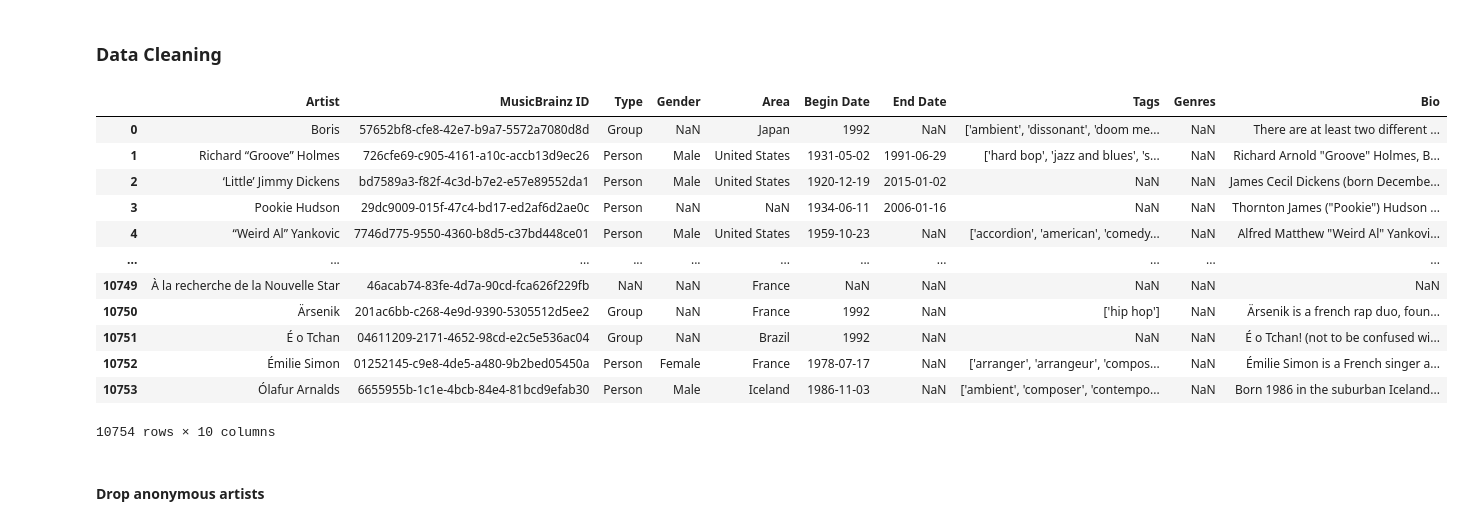
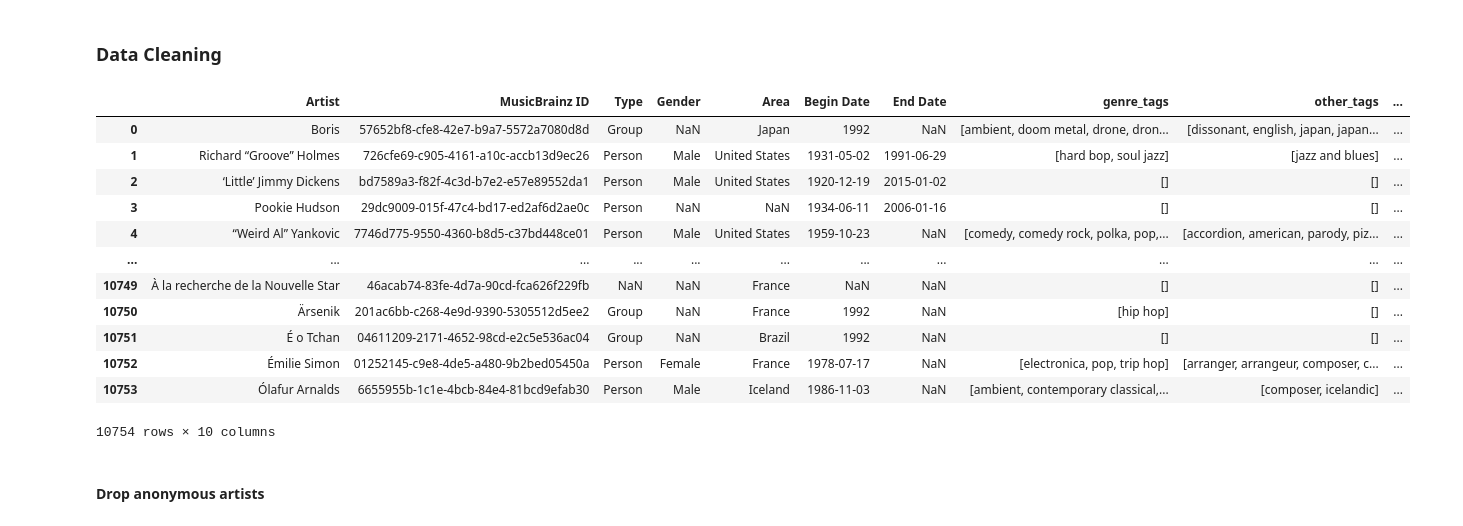
Before and after one commit to matthieubaillard/gender-diversity-in-music-charts, a Jupyter notebook: projet.ipynb, the cells around one changed output. Cells and saved outputs as stored; diff of their text form; code cells hidden in the pictures.

Commit message:
clean music genres & other tags

```diff
--- a/projet.ipynb
+++ b/projet.ipynb
@@ -1345,0 +1327,5 @@ ValueError: could not broadcast input array from shape (232,) into shape (6,)
+# %%
+#Let's drop that empty Genre column
+
+artist_info_df.drop('Genres', axis=1, inplace=True)
+artist_info_df
@@ -1345,0 +1346,18 @@ ValueError: could not broadcast input array from shape (232,) into shape (6,)
+# %%
+# Initialize dictionaries
+genretag_dict = {}
+othertag_dict = {}
+
+# Populate dictionaries with tags
+for index, row in artist_info_df.iterrows():
+    mbid = row['MusicBrainz ID']
+    tags = row['Tags']
+    tags = ast.literal_eval(row['Tags'])  # Convert string to list (our tag list previously seem to have been a string rather than an actual list!)
+    genre_tags = [tag for tag in tags if tag in genres_df['Genres'].tolist()]
+    other_tags = [tag for tag in tags if tag not in genre_tags]
+    genretag_dict[mbid] = genre_tags
+    othertag_dict[mbid] = other_tags
+
+# Print dictionaries
+print("genretag_dict:", genretag_dict)
+print("othertag_dict:", othertag_dict)
@@ -1345,0 +1379,8 @@ ValueError: could not broadcast input array from shape (232,) into shape (6,)
+# %%
+#Map to populate the new genres / other tags columns
+artist_info_df['genre_tags'] = artist_info_df['MusicBrainz ID'].map(genretag_dict)
+artist_info_df['other_tags'] = artist_info_df['MusicBrainz ID'].map(othertag_dict)
+
+#Drop previous Tags column
+artist_info_df.drop('Tags', axis=1, inplace=True)
+artist_info_df
@@ -1523,25 +1578,25 @@ artist_info_with_bio
 # %% [markdown]
 ### Data Cleaning
 # %%
-# Replace empty square brackets with NaN in 'Tags' column
-artist_info_with_bio['Tags'] = artist_info_with_bio['Tags'].replace('[]', np.nan)
+# Replace empty square brackets with NaN in 'genre_tags' column
+artist_info_with_bio['genre_tags'] = artist_info_with_bio['genre_tags'].replace('[]', np.nan)
 
-# Replace empty square brackets with NaN in 'Genres' column
-artist_info_with_bio['Genres'] = artist_info_with_bio['Genres'].replace('[]', np.nan)
+# Replace empty square brackets with NaN in 'other_tags' column
+artist_info_with_bio['other_tags'] = artist_info_with_bio['other_tags'].replace('[]', np.nan)
 
 artist_info_with_bio
 # %% [output]
-|  | Artist | MusicBrainz ID | Type | Gender | Area | Begin Date | End Date | Tags | Genres | Bio |
-| 0 | Boris | 57652bf8-cfe8-42e7-b9a7-5572a7080d8d | Group | NaN | Japan | 1992 | NaN | ['ambient', 'dissonant', 'doom me... | NaN | There are at least two different ... |
-| 1 | Richard “Groove” Holmes | 726cfe69-c905-4161-a10c-accb13d9ec26 | Person | Male | United States | 1931-05-02 | 1991-06-29 | ['hard bop', 'jazz and blues', 's... | NaN | Richard Arnold "Groove" Holmes, B... |
-| 2 | ‘Little’ Jimmy Dickens | bd7589a3-f82f-4c3d-b7e2-e57e89552da1 | Person | Male | United States | 1920-12-19 | 2015-01-02 | NaN | NaN | James Cecil Dickens (born Decembe... |
-| 3 | Pookie Hudson | 29dc9009-015f-47c4-bd17-ed2af6d2ae0c | Person | NaN | NaN | 1934-06-11 | 2006-01-16 | NaN | NaN | Thornton James ("Pookie") Hudson ... |
-| 4 | “Weird Al” Yankovic | 7746d775-9550-4360-b8d5-c37bd448ce01 | Person | Male | United States | 1959-10-23 | NaN | ['accordion', 'american', 'comedy... | NaN | Alfred Matthew "Weird Al" Yankovi... |
+|  | Artist | MusicBrainz ID | Type | Gender | Area | Begin Date | End Date | genre_tags | other_tags | ... |
+| 0 | Boris | 57652bf8-cfe8-42e7-b9a7-5572a7080d8d | Group | NaN | Japan | 1992 | NaN | [ambient, doom metal, drone, dron... | [dissonant, english, japan, japan... | ... |
+| 1 | Richard “Groove” Holmes | 726cfe69-c905-4161-a10c-accb13d9ec26 | Person | Male | United States | 1931-05-02 | 1991-06-29 | [hard bop, soul jazz] | [jazz and blues] | ... |
+| 2 | ‘Little’ Jimmy Dickens | bd7589a3-f82f-4c3d-b7e2-e57e89552da1 | Person | Male | United States | 1920-12-19 | 2015-01-02 | [] | [] | ... |
+| 3 | Pookie Hudson | 29dc9009-015f-47c4-bd17-ed2af6d2ae0c | Person | NaN | NaN | 1934-06-11 | 2006-01-16 | [] | [] | ... |
+| 4 | “Weird Al” Yankovic | 7746d775-9550-4360-b8d5-c37bd448ce01 | Person | Male | United States | 1959-10-23 | NaN | [comedy, comedy rock, polka, pop,... | [accordion, american, parody, piz... | ... |
 | ... | ... | ... | ... | ... | ... | ... | ... | ... | ... | ... |
-| 10749 | À la recherche de la Nouvelle Star | 46acab74-83fe-4d7a-90cd-fca626f229fb | NaN | NaN | France | NaN | NaN | NaN | NaN | NaN |
-| 10750 | Ärsenik | 201ac6bb-c268-4e9d-9390-5305512d5ee2 | Group | NaN | France | 1992 | NaN | ['hip hop'] | NaN | Ärsenik is a french rap duo, foun... |
-| 10751 | É o Tchan | 04611209-2171-4652-98cd-e2c5e536ac04 | Group | NaN | Brazil | 1992 | NaN | NaN | NaN | É o Tchan! (not to be confused wi... |
-| 10752 | Émilie Simon | 01252145-c9e8-4de5-a480-9b2bed05450a | Person | Female | France | 1978-07-17 | NaN | ['arranger', 'arrangeur', 'compos... | NaN | Émilie Simon is a French singer a... |
-| 10753 | Ólafur Arnalds | 6655955b-1c1e-4bcb-84e4-81bcd9efab30 | Person | Male | Iceland | 1986-11-03 | NaN | ['ambient', 'composer', 'contempo... | NaN | Born 1986 in the suburban Iceland... |
+| 10749 | À la recherche de la Nouvelle Star | 46acab74-83fe-4d7a-90cd-fca626f229fb | NaN | NaN | France | NaN | NaN | [] | [] | ... |
+| 10750 | Ärsenik | 201ac6bb-c268-4e9d-9390-5305512d5ee2 | Group | NaN | France | 1992 | NaN | [hip hop] | [] | ... |
+| 10751 | É o Tchan | 04611209-2171-4652-98cd-e2c5e536ac04 | Group | NaN | Brazil | 1992 | NaN | [] | [] | ... |
+| 10752 | Émilie Simon | 01252145-c9e8-4de5-a480-9b2bed05450a | Person | Female | France | 1978-07-17 | NaN | [electronica, pop, trip hop] | [arranger, arrangeur, composer, c... | ... |
+| 10753 | Ólafur Arnalds | 6655955b-1c1e-4bcb-84e4-81bcd9efab30 | Person | Male | Iceland | 1986-11-03 | NaN | [ambient, contemporary classical,... | [composer, icelandic] | ... |
 10754 rows × 10 columns
 # %%
```
Also changed, not shown: parts of 34 cells of this notebook.
